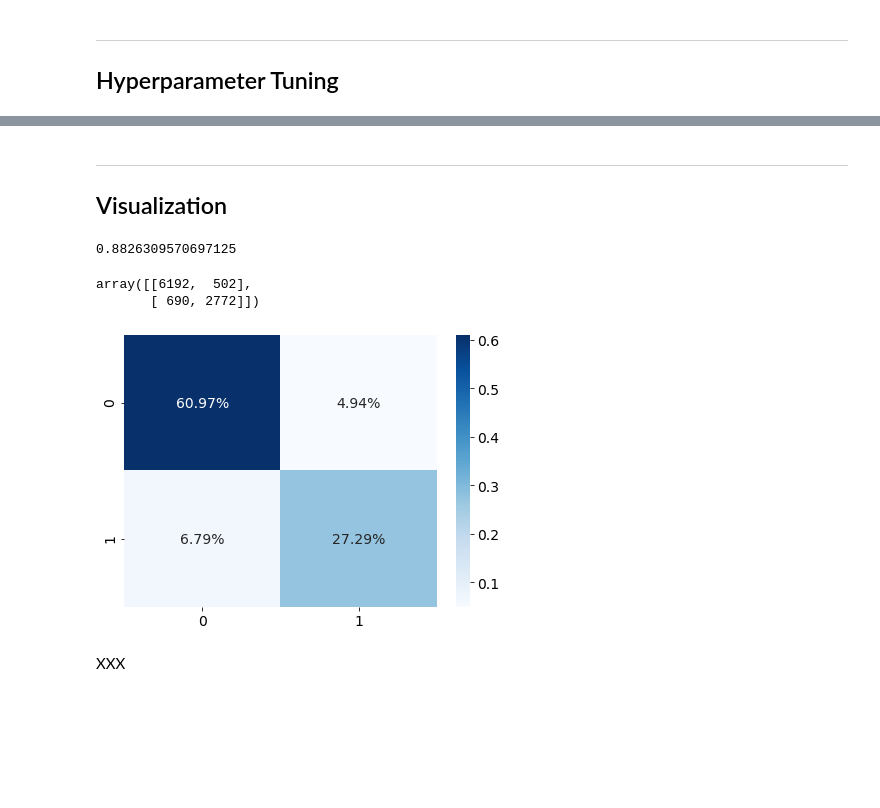
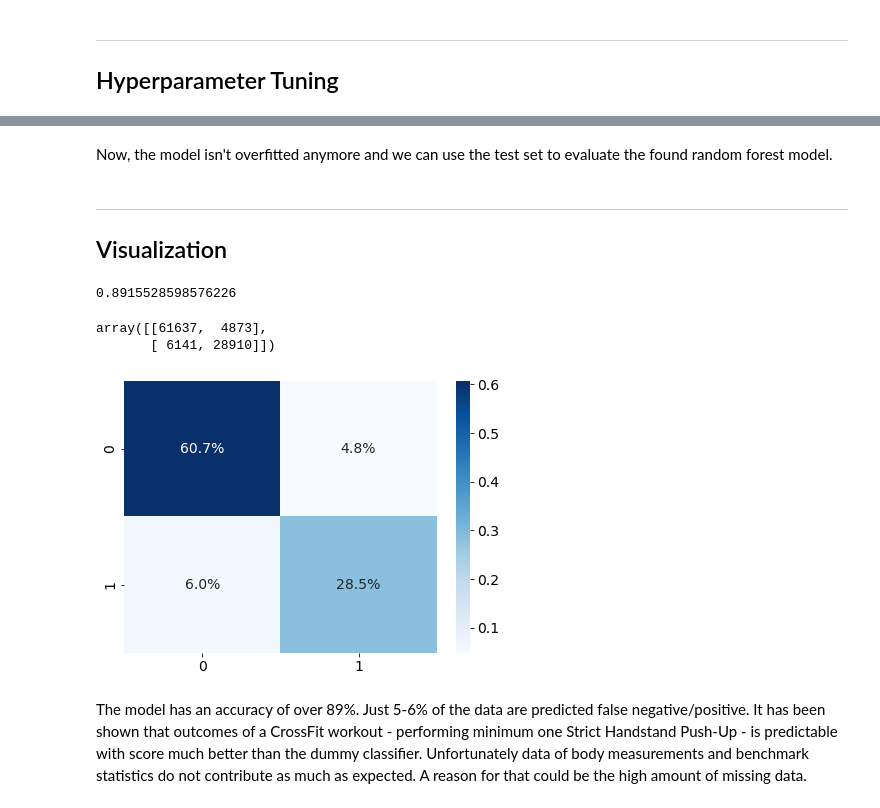
Before and after one commit to malefiz1988/project-crossfit-data, a Jupyter notebook: 8_Classification_HSPU.ipynb, the cells around one changed output, grey strips where cells are left out. Drawn from its saved outputs; the diff is of its cells as text; code cells hidden in the pictures; blank space fills up the shorter version.

```diff
--- a/8_Classification_HSPU.ipynb
+++ b/8_Classification_HSPU.ipynb
@@ -214,9 +209,8 @@ XXX
 With the help of the selected algorithm and the most promising dataset, in this section the first Random Forest Classification model is build and analyzed.
 # %%
 # load the dataset
-df_cl = pd.read_csv('./data/prep_hspu_10_19imp_bsimp.csv')
+df_cl = pd.read_csv('./data/prep_hspu_12_19imp_hw_bsimp.csv')
 df_cl = df_cl.loc[:, ~df_cl.columns.str.contains('^Unnamed')]
-df_cl = df_cl.sample(frac=0.1)
 # create train and test sets
 train_set, test_set = train_test_split(df_cl,test_size=0.3,random_state=RSEED)
 # define target and features
@@ -227,6 +221,7 @@ X_train, X_test, y_train, y_test = train_test_split(X, y, random_state=RSEED)
 # define numerical features for scaling
 scale_cols = ['age', \
               'bs_backsquat','bs_cleanandjerk','bs_snatch','bs_deadlift', \
+              'height','weight', \
               'w1_reps_total', \
               'w2_reps_t2b','w2_reps_du','w2_reps_sqcl', \
               'w4_reps_sn','w4_reps_bp','w4_reps_bmu', \
@@ -270,9 +267,9 @@ Validation Accuracy: 0.8827
 ## Hyperparameter Tuning
 # %%
 # Defining parameter grid (as dictionary)
-param_grid = {"max_depth" : [5,10,15],
-              "max_features" : [5,10,15],
-              "max_leaf_nodes" : [400,500,600],
+param_grid = {"max_depth" : [10,12,15,17,20],
+              "max_features" : [2,4,5,7,10],
+              "max_leaf_nodes" : [400,450,500,550,600],
               "max_samples" : [None],
               #"min_impurity_decrease" : [0.001],
               #"min_impurity_split" : [10],
@@ -316,7 +314,7 @@ print("\n The best parameters across ALL searched params:\n",gs.best_params_)
 # %%
 model = RandomForestClassifier(
-    max_depth = 15,
-    max_features = 5,
+    max_depth = 17,
+    max_features = 10,
     max_leaf_nodes = 500,
     max_samples = None,
     n_estimators = 100,
@@ -340,3 +338,5 @@ Validation Accuracy: 0.8817
+# %% [markdown]
+Now, the model isn't overfitted anymore and we can use the test set to evaluate the found random forest model.
 # %% [markdown]
 ---
 ## Visualization
@@ -351,18 +351,18 @@ y_pred = model.predict(X_test_set_prep)
 # %%
 model.score(X_test_set_prep, y_test_set)
 # %% [output]
-0.8826309570697125
+0.8915528598576226
 # %%
 matrix = confusion_matrix(y_test_set, y_pred)
 matrix
 # %% [output]
-array([[6192,  502],
-       [ 690, 2772]])
+array([[61637,  4873],
+       [ 6141, 28910]])
 # %%
 plt.rcParams.update({'figure.figsize': (7,5)})
 plt.rcParams.update({'font.size': 14})
-sns.heatmap(matrix/np.sum(matrix), annot=True, fmt='.2%', cmap='Blues');
+sns.heatmap(matrix/np.sum(matrix), annot=True, fmt='.1%', cmap='Blues');
 # %% [output]
-[figure, old version]
+[figure, new version]
-# %% [markdown]
-XXX
+# %% [markdown]
+The model has an accuracy of over 89%. Just 5-6% of the data are predicted false negative/positive. It has been shown that outcomes of a CrossFit workout - performing minimum one Strict Handstand Push-Up - is predictable with score much better than the dummy classifier. Unfortunately data of body measurements and benchmark statistics do not contribute as much as expected. A reason for that could be the high amount of missing data.
```
Also changed, not shown: parts of 13 cells of this notebook, 2 other files.
